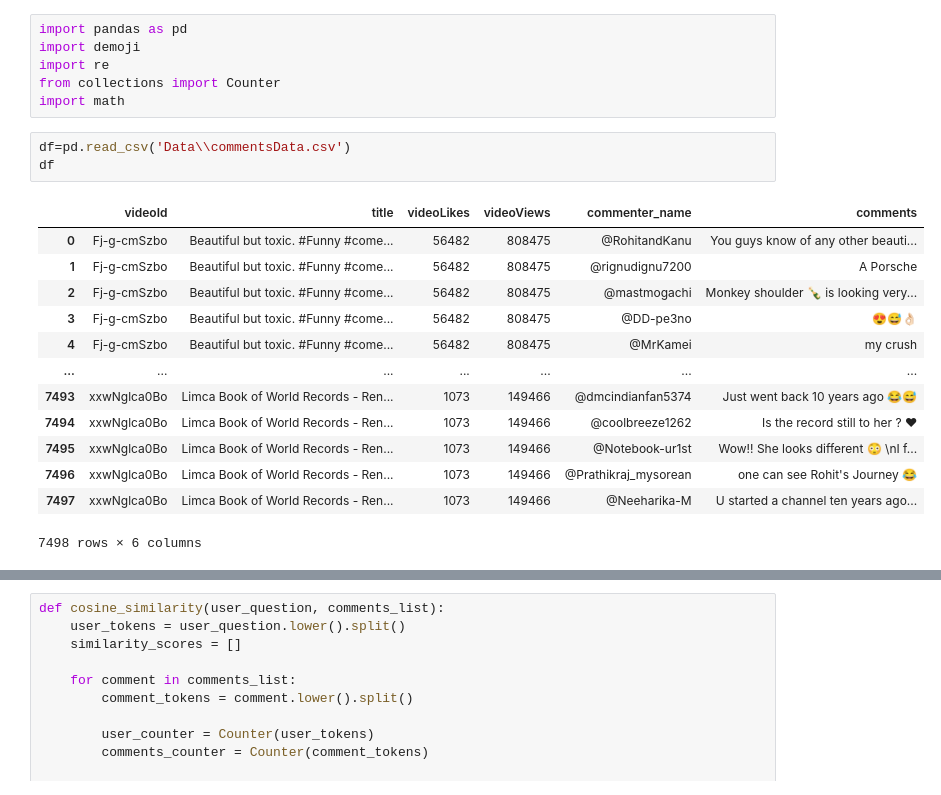
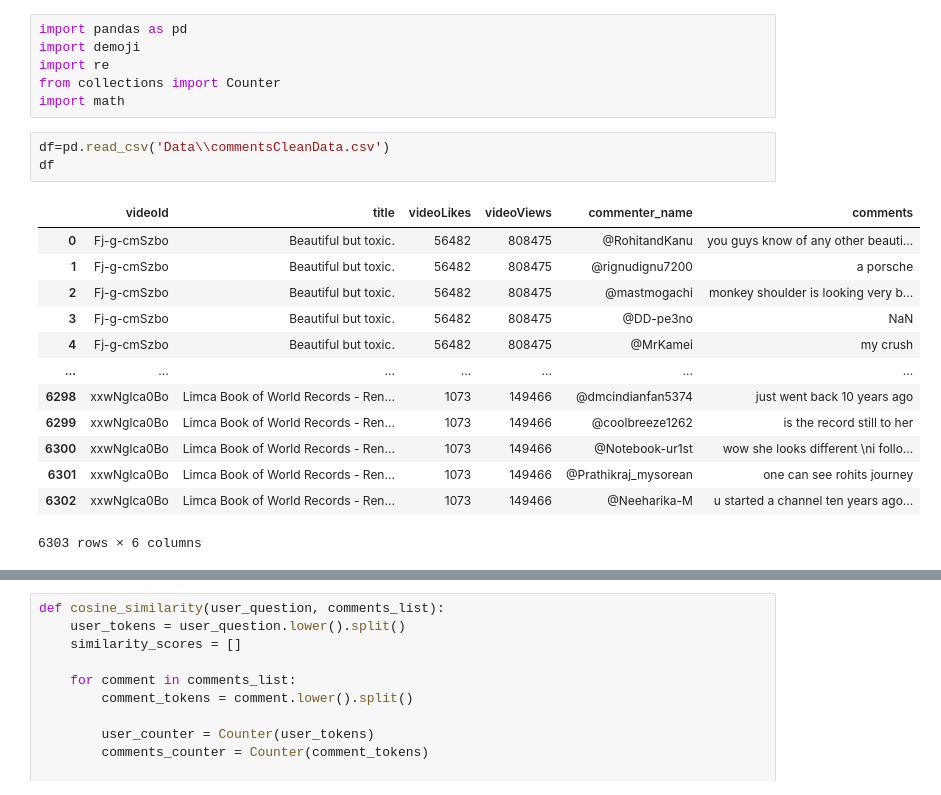
Before and after one commit to Shyam414/YT_Data, a Jupyter notebook: cosineSimilarity.ipynb, the cells around one changed output, grey strips where cells are left out. Drawn from its saved outputs; the diff is of its cells as text.

```diff
--- a/cosineSimilarity.ipynb
+++ b/cosineSimilarity.ipynb
@@ -5,19 +5,19 @@ import re
 from collections import Counter
 import math
 # %%
-df=pd.read_csv('Data\\commentsData.csv')
+df=pd.read_csv('Data\\commentsCleanData.csv')
 df
 # %% [output]
 |  | videoId | title | videoLikes | videoViews | commenter_name | comments |
-| 0 | Fj-g-cmSzbo | Beautiful but toxic. #Funny #come... | 56482 | 808475 | @RohitandKanu | You guys know of any other beauti... |
-| 1 | Fj-g-cmSzbo | Beautiful but toxic. #Funny #come... | 56482 | 808475 | @rignudignu7200 | A Porsche |
-| 2 | Fj-g-cmSzbo | Beautiful but toxic. #Funny #come... | 56482 | 808475 | @mastmogachi | Monkey shoulder 🍾 is looking very... |
-| 3 | Fj-g-cmSzbo | Beautiful but toxic. #Funny #come... | 56482 | 808475 | @DD-pe3no | 😍😅👌🏻 |
-| 4 | Fj-g-cmSzbo | Beautiful but toxic. #Funny #come... | 56482 | 808475 | @MrKamei | my crush |
+| 0 | Fj-g-cmSzbo | Beautiful but toxic. | 56482 | 808475 | @RohitandKanu | you guys know of any other beauti... |
+| 1 | Fj-g-cmSzbo | Beautiful but toxic. | 56482 | 808475 | @rignudignu7200 | a porsche |
+| 2 | Fj-g-cmSzbo | Beautiful but toxic. | 56482 | 808475 | @mastmogachi | monkey shoulder is looking very b... |
+| 3 | Fj-g-cmSzbo | Beautiful but toxic. | 56482 | 808475 | @DD-pe3no | NaN |
+| 4 | Fj-g-cmSzbo | Beautiful but toxic. | 56482 | 808475 | @MrKamei | my crush |
 | ... | ... | ... | ... | ... | ... | ... |
-| 7493 | xxwNglca0Bo | Limca Book of World Records - Ren... | 1073 | 149466 | @dmcindianfan5374 | Just went back 10 years ago 😂😅 |
-| 7494 | xxwNglca0Bo | Limca Book of World Records - Ren... | 1073 | 149466 | @coolbreeze1262 | Is the record still to her ? ❤ |
-| 7495 | xxwNglca0Bo | Limca Book of World Records - Ren... | 1073 | 149466 | @Notebook-ur1st | Wow!! She looks different 😳 \nI f... |
-| 7496 | xxwNglca0Bo | Limca Book of World Records - Ren... | 1073 | 149466 | @Prathikraj_mysorean | one can see Rohit's Journey 😂 |
-| 7497 | xxwNglca0Bo | Limca Book of World Records - Ren... | 1073 | 149466 | @Neeharika-M | U started a channel ten years ago... |
+| 6298 | xxwNglca0Bo | Limca Book of World Records - Ren... | 1073 | 149466 | @dmcindianfan5374 | just went back 10 years ago |
+| 6299 | xxwNglca0Bo | Limca Book of World Records - Ren... | 1073 | 149466 | @coolbreeze1262 | is the record still to her |
+| 6300 | xxwNglca0Bo | Limca Book of World Records - Ren... | 1073 | 149466 | @Notebook-ur1st | wow she looks different \ni follo... |
+| 6301 | xxwNglca0Bo | Limca Book of World Records - Ren... | 1073 | 149466 | @Prathikraj_mysorean | one can see rohits journey |
+| 6302 | xxwNglca0Bo | Limca Book of World Records - Ren... | 1073 | 149466 | @Neeharika-M | u started a channel ten years ago... |
-7498 rows × 6 columns
+6303 rows × 6 columns
```
Also changed, not shown: parts of 6 cells of this notebook, 3 other files.
